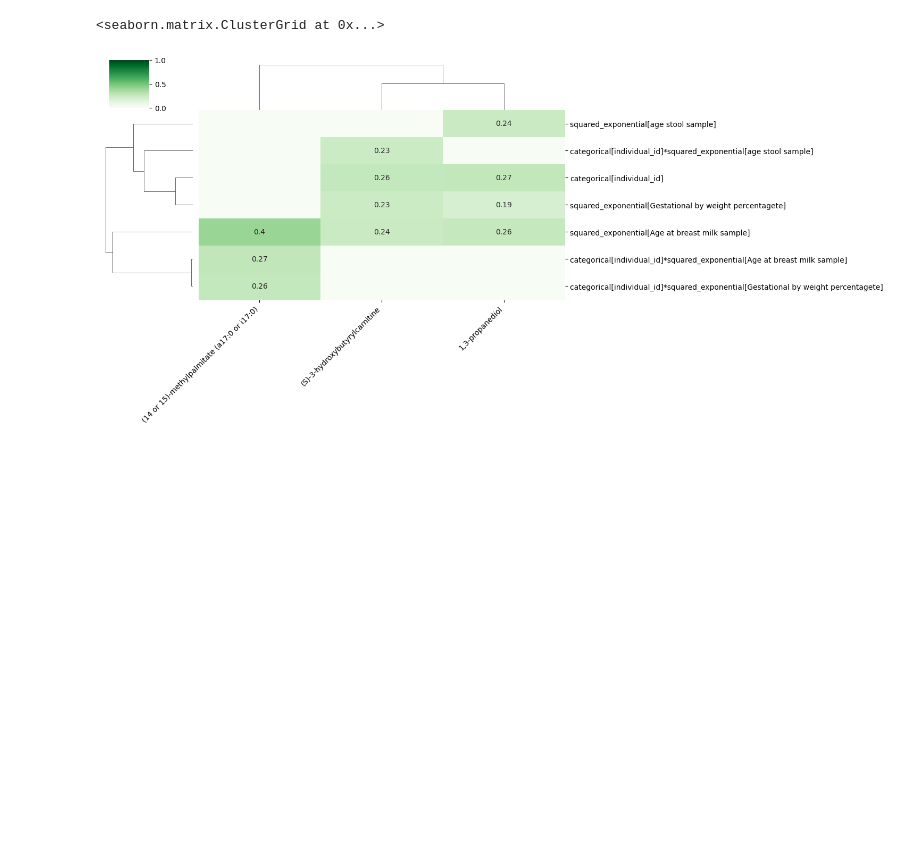
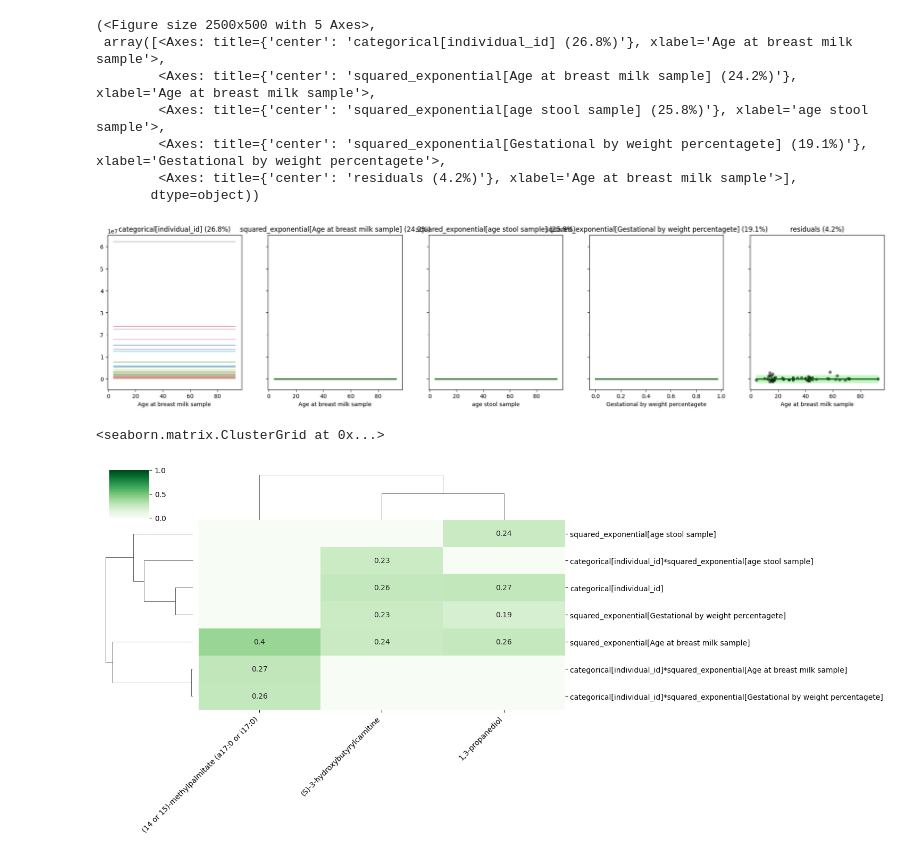
Before and after one commit to omicsEye/waveome, a Jupyter notebook: examples/Breastmilk/Breastmilk.ipynb, the cells around one changed output. Drawn from its saved outputs; the diff is of its cells as text; code cells hidden in the pictures; blank space fills up the shorter version.

```diff
--- a/examples/Breastmilk/Breastmilk.ipynb
+++ b/examples/Breastmilk/Breastmilk.ipynb
@@ -36,3 +66,16 @@ gps.run_search(random_seed=1)
+# %%
+gps.plot_parts(
+    out_label='1,3-propanediol',
+    x_axis_label='Age at breast milk sample')
+# %% [output]
+(<Figure size 2500x500 with 5 Axes>,
+ array([<Axes: title={'center': 'categorical[individual_id] (26.8%)'}, xlabel='Age at breast milk sample'>,
+        <Axes: title={'center': 'squared_exponential[Age at breast milk sample] (24.2%)'}, xlabel='Age at breast milk sample'>,
+        <Axes: title={'center': 'squared_exponential[age stool sample] (25.8%)'}, xlabel='age stool sample'>,
+        <Axes: title={'center': 'squared_exponential[Gestational by weight percentagete] (19.1%)'}, xlabel='Gestational by weight percentagete'>,
+        <Axes: title={'center': 'residuals (4.2%)'}, xlabel='Age at breast milk sample'>],
+       dtype=object))
+[figure, added]
 # %%
 # Check out high level results
 gps.plot_heatmap()
```
Also changed, not shown: parts of 6 cells of this notebook.
